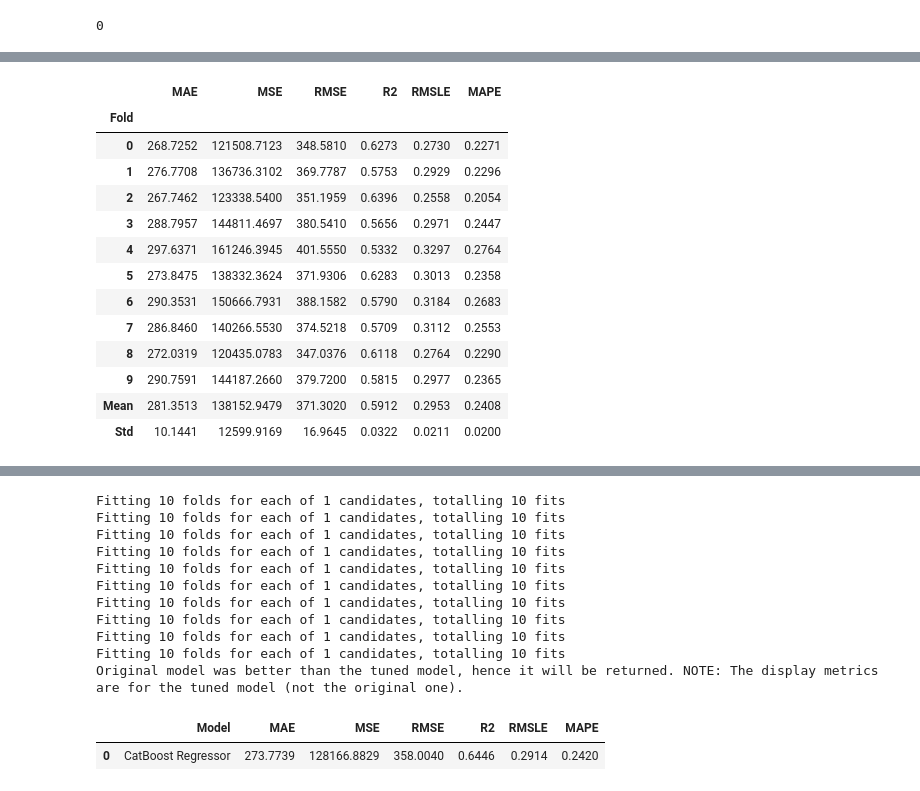
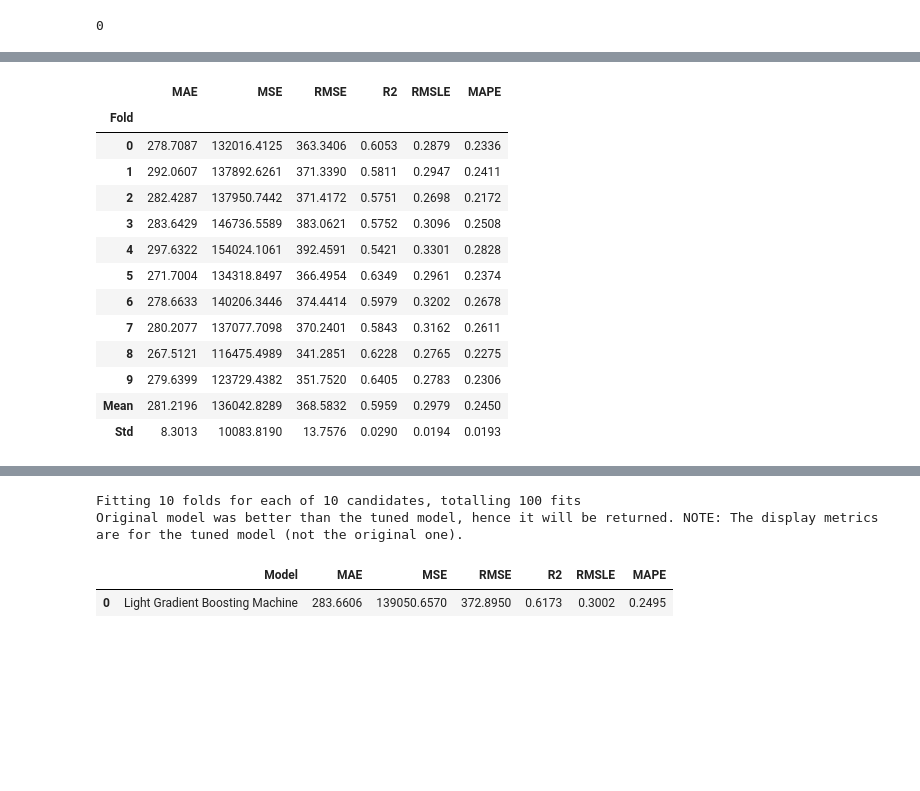
Before and after one commit to romzyalba/house_price_model, a Jupyter notebook: src/automl/house_price_99.ipynb, the cells around one changed output, grey strips where cells are left out. Cells and saved outputs as stored; diff of their text form; code cells hidden in the pictures; blank space fills up the shorter version.

```diff
--- a/src/automl/house_price_99.ipynb
+++ b/src/automl/house_price_99.ipynb
@@ -93,39 +90,31 @@ best = compare_models()
 [interactive output not drawn]
 # %%
-tuned_model = tune_model(best, search_library='scikit-optimize', search_algorithm='bayesian')
+# tuned_model = tune_model(best, search_library='scikit-optimize', search_algorithm='bayesian')
+tuned_model = tune_model(best)
 # %% [output]
 [interactive output not drawn]
 |  | MAE | MSE | RMSE | R2 | RMSLE | MAPE |
 | Fold |  |  |  |  |  |  |
-| 0 | 268.7252 | 121508.7123 | 348.5810 | 0.6273 | 0.2730 | 0.2271 |
-| 1 | 276.7708 | 136736.3102 | 369.7787 | 0.5753 | 0.2929 | 0.2296 |
-| 2 | 267.7462 | 123338.5400 | 351.1959 | 0.6396 | 0.2558 | 0.2054 |
-| 3 | 288.7957 | 144811.4697 | 380.5410 | 0.5656 | 0.2971 | 0.2447 |
-| 4 | 297.6371 | 161246.3945 | 401.5550 | 0.5332 | 0.3297 | 0.2764 |
-| 5 | 273.8475 | 138332.3624 | 371.9306 | 0.6283 | 0.3013 | 0.2358 |
-| 6 | 290.3531 | 150666.7931 | 388.1582 | 0.5790 | 0.3184 | 0.2683 |
-| 7 | 286.8460 | 140266.5530 | 374.5218 | 0.5709 | 0.3112 | 0.2553 |
-| 8 | 272.0319 | 120435.0783 | 347.0376 | 0.6118 | 0.2764 | 0.2290 |
-| 9 | 290.7591 | 144187.2660 | 379.7200 | 0.5815 | 0.2977 | 0.2365 |
-| Mean | 281.3513 | 138152.9479 | 371.3020 | 0.5912 | 0.2953 | 0.2408 |
-| Std | 10.1441 | 12599.9169 | 16.9645 | 0.0322 | 0.0211 | 0.0200 |
+| 0 | 278.7087 | 132016.4125 | 363.3406 | 0.6053 | 0.2879 | 0.2336 |
+| 1 | 292.0607 | 137892.6261 | 371.3390 | 0.5811 | 0.2947 | 0.2411 |
+| 2 | 282.4287 | 137950.7442 | 371.4172 | 0.5751 | 0.2698 | 0.2172 |
+| 3 | 283.6429 | 146736.5589 | 383.0621 | 0.5752 | 0.3096 | 0.2508 |
+| 4 | 297.6322 | 154024.1061 | 392.4591 | 0.5421 | 0.3301 | 0.2828 |
+| 5 | 271.7004 | 134318.8497 | 366.4954 | 0.6349 | 0.2961 | 0.2374 |
+| 6 | 278.6633 | 140206.3446 | 374.4414 | 0.5979 | 0.3202 | 0.2678 |
+| 7 | 280.2077 | 137077.7098 | 370.2401 | 0.5843 | 0.3162 | 0.2611 |
+| 8 | 267.5121 | 116475.4989 | 341.2851 | 0.6228 | 0.2765 | 0.2275 |
+| 9 | 279.6399 | 123729.4382 | 351.7520 | 0.6405 | 0.2783 | 0.2306 |
+| Mean | 281.2196 | 136042.8289 | 368.5832 | 0.5959 | 0.2979 | 0.2450 |
+| Std | 8.3013 | 10083.8190 | 13.7576 | 0.0290 | 0.0194 | 0.0193 |
 [interactive output not drawn]
-Fitting 10 folds for each of 1 candidates, totalling 10 fits
-Fitting 10 folds for each of 1 candidates, totalling 10 fits
-Fitting 10 folds for each of 1 candidates, totalling 10 fits
-Fitting 10 folds for each of 1 candidates, totalling 10 fits
-Fitting 10 folds for each of 1 candidates, totalling 10 fits
-Fitting 10 folds for each of 1 candidates, totalling 10 fits
-Fitting 10 folds for each of 1 candidates, totalling 10 fits
-Fitting 10 folds for each of 1 candidates, totalling 10 fits
-Fitting 10 folds for each of 1 candidates, totalling 10 fits
-Fitting 10 folds for each of 1 candidates, totalling 10 fits
+Fitting 10 folds for each of 10 candidates, totalling 100 fits
 Original model was better than the tuned model, hence it will be returned. NOTE: The display metrics are for the tuned model (not the original one).
 # %%
 holdout_pred = predict_model(tuned_model)
 # %% [output]
 |  | Model | MAE | MSE | RMSE | R2 | RMSLE | MAPE |
-| 0 | CatBoost Regressor | 273.7739 | 128166.8829 | 358.0040 | 0.6446 | 0.2914 | 0.2420 |
+| 0 | Light Gradient Boosting Machine | 283.6606 | 139050.6570 | 372.8950 | 0.6173 | 0.3002 | 0.2495 |
 # %%
 new_data = df.copy()
 new_data.drop('price', axis=1, inplace=True)
```
Also changed, not shown: parts of 8 cells of this notebook, 2 other files.
